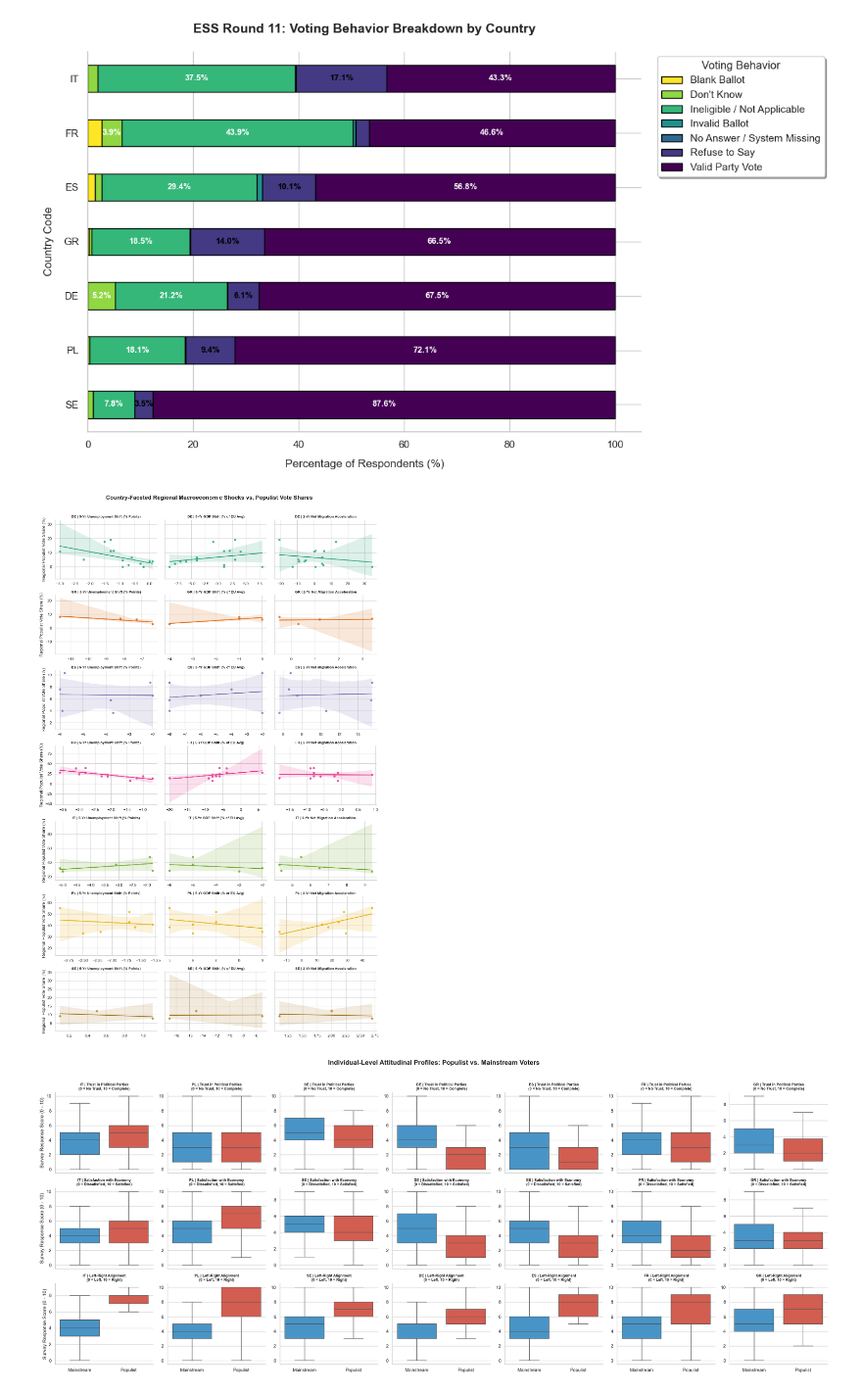
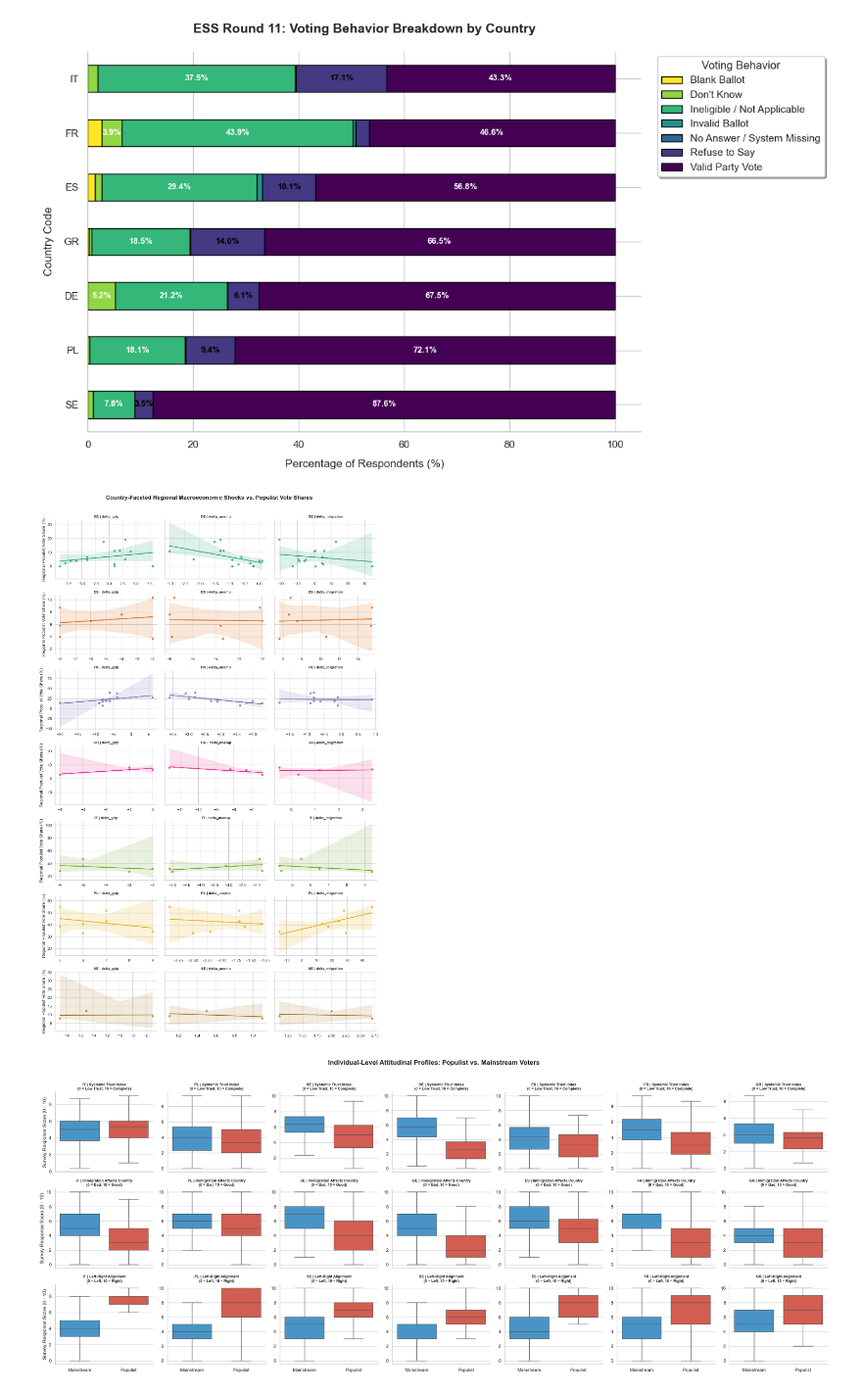
Before and after one commit to ksandrolini/resilience_gap_project, a Jupyter notebook: wrangling/data_wrangling.ipynb, the cells around one changed output. Shown at 98% size. Saved outputs shown, nothing was run; the diff lists cells and outputs as text; code cells hidden in the pictures.

```diff
--- a/wrangling/data_wrangling.ipynb
+++ b/wrangling/data_wrangling.ipynb
@@ -149,0 +55,20 @@ Shape: (14329, 64)
+# %%
+def calculate_cronbach_alpha(df, items):
+    df_items = ess_survey[items].dropna()
+    k = len(items)
+    item_variances = df_items.var(ddof=1).sum()
+    total_variance = df_items.sum(axis=1).var(ddof=1)
+    alpha = (k / (k - 1)) * (1 - (item_variances / total_variance))
+    return alpha
+
+# Test the trust variables
+trust_vars = ['trstprl', 'trstlgl', 'trst_pol_parties']
+trust_alpha = calculate_cronbach_alpha(ess_survey, trust_vars)
+
+print(f"Cronbach's Alpha for Institutional Trust Matrix: {trust_alpha:.3f}")
+if trust_alpha >= 0.70:
+    print("👉 Decision: Statistically justified to collapse into a composite index.")
+else:
+    print("👉 Decision: Low reliability. Keep a single proxy variable.")
+
+ess_survey["trust_index"] = ess_survey[trust_vars].mean(axis=1, skipna=True)
@@ -591,15 +587,34 @@ plt.show()
 # %% [output]
 [figure]
 # %%
-import matplotlib.pyplot as plt
-import pandas as pd
-import seaborn as sns
-
 # Set professional theme parameters
 sns.set_theme(style="whitegrid")
 
-# (Assuming df_regional and df_long are already created from the previous step)
+# 1. Drop the missing target rows FIRST to isolate active voters
+df_active_voters = ess_survey.dropna(subset=['rw_populist_vote']).copy()
 
+# 2. Group by NUTS1 to find the true regional populist vote share of the active electorate
+df_regional = (
+    df_active_voters.groupby(['country_code', 'nuts1_region'])
+    .agg(
+        # This gives the exact percentage of active voters who chose a populist party
+        populist_vote_pct=('rw_populist_vote', lambda x: x.mean() * 100),
+
+        # Pull your macro deltas securely
+        delta_gdp=('delta_nuts1_gdp_pct_eu_avg_5yr', 'first'),
+        delta_unemp=('delta_nuts1_unemployment_rate_5yr', 'first'),
+        delta_migration=('delta_nuts1_net_migration_2yr', 'first')
+    )
+    .reset_index()
+)
+
+# 3. Melt this clean regional dataset into df_long for your FacetGrid
+df_long = df_regional.melt(
+    id_vars=['country_code', 'nuts1_region', 'populist_vote_pct'],
+    value_vars=['delta_gdp', 'delta_unemp', 'delta_migration'],
+    var_name='macro_shock_metric',
+    value_name='shock_value'
+)
 # Render a grid where:
 # - Each Row is a Country (7 rows)
 # - Each Column is a Macro Shock Metric (3 columns)
@@ -642,13 +657,13 @@ plt.suptitle(
 plt.tight_layout()
 plt.show()
 # %% [output]
-[figure, old version]
+[figure, new version]
 # %%
 # Set professional theme parameters
 sns.set_theme(style="whitegrid")
 
-# 1. Select the attitudinal features we want to profile
-attitudinal_vars = ["trst_pol_parties", "sat_economy", "left_right_alignment"]
+# 1.
+attitudinal_vars = ["trust_index", "immigrants_impact_country", "left_right_alignment"]
 
 # Filter out rows where our target or features are missing
 df_clean = ess_survey.dropna(subset=["rw_populist_vote"] + attitudinal_vars).copy()
@@ -658,7 +673,7 @@ df_clean["Voter Type"] = df_clean["rw_populist_vote"].map(
     {1: "Populist", 0: "Mainstream"}
 )
 
-# 2. Melt data to long format for Tidyverse-style faceting
+# 2. Melt data to long format
 df_attitudes_long = pd.melt(
     df_clean,
     id_vars=["respondent_id", "country_code", "Voter Type"],
@@ -667,10 +682,10 @@ df_attitudes_long = pd.melt(
     value_name="Score",
 )
 
-# Make the metric names beautiful for the plot row headers
+# FIXED: Match keys perfectly to attitudinal_vars
 metric_labels = {
-    "trst_pol_parties": "Trust in Political Parties\n(0 = No Trust, 10 = Complete)",
-    "sat_economy": "Satisfaction with Economy\n(0 = Dissatisfied, 10 = Satisfied)",
+    "trust_index": "Systemic Trust Index\n(0 = Low Trust, 10 = Complete)",
+    "immigrants_impact_country": "Immigration Affects Country\n(0 = Bad, 10 = Good)",
     "left_right_alignment": "Left-Right Alignment\n(0 = Left, 10 = Right)",
 }
 df_attitudes_long["Attitude_Metric"] = df_attitudes_long["Attitude_Metric"].map(
@@ -678,42 +693,40 @@ df_attitudes_long["Attitude_Metric"] = df_attitudes_long["Attitude_Metric"].map(
 )
 
 # 3. Render the FacetGrid Matrix
-# Row = The psychological metric, Col = The country
 g = sns.FacetGrid(
     df_attitudes_long,
     row="Attitude_Metric",
     col="country_code",
     hue="Voter Type",
-    palette={"Mainstream": "#3498db", "Populist": "#e74c3c"},  # Clean Blue vs. Populist Red
+    palette={"Mainstream": "#3498db", "Populist": "#e74c3c"},
     height=3.5,
     aspect=1.1,
-    sharey=False,  # While all are 0-10, letting y-limits breathe handles padding cleanly
+    sharey=False,
 )
 
-# Map the boxplots to the grid
+# Map the boxplots
 g.map(
     sns.boxplot,
     "Voter Type",
     "Score",
     order=["Mainstream", "Populist"],
-    showfliers=False,  # Hides extreme outliers to focus on the median/IQR boxes
+    showfliers=False,
     linewidth=1.2,
 )
 
 # 4. Styling & Layout Polish
 g.set_titles(template="{col_name} | {row_name}", weight="bold", size=9)
 g.set_axis_labels("", "Survey Response Score (0 - 10)")
 
-# Adjust headers to prevent overlapping text
 plt.suptitle(
     "Individual-Level Attitudinal Profiles: Populist vs. Mainstream Voters",
     fontsize=16,
     weight="bold",
     y=1.02,
 )
 
 plt.tight_layout()
 plt.show()
 # %% [output]
-[figure, old version]
+[figure, new version]
 # %%
```
Also changed, not shown: parts of 36 cells of this notebook, 3 other files.
